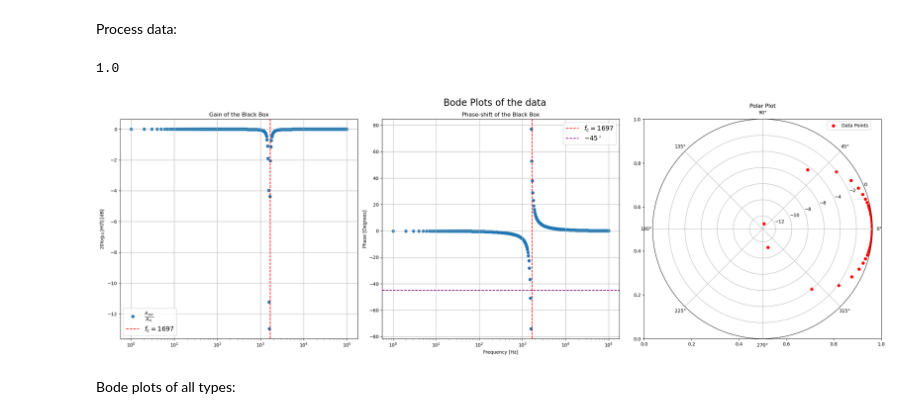
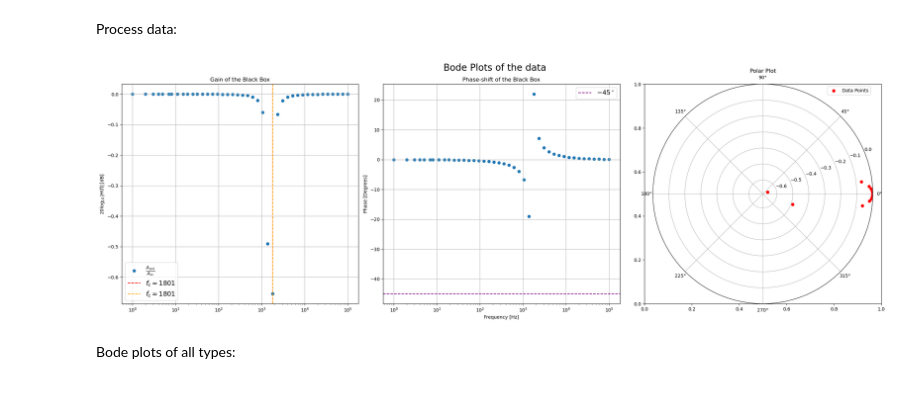
Before and after one commit to GingerBF/Git_Repository, a Jupyter notebook: PE1/Sessie_5/sessie_5_lab.ipynb, the cells around one changed output. Cells and saved outputs as stored; diff of their text form; code cells hidden in the pictures.

Commit message:
getmagnitudephase_function

```diff
--- a/PE1/Sessie_5/sessie_5_lab.ipynb
+++ b/PE1/Sessie_5/sessie_5_lab.ipynb
@@ -525,7 +577,7 @@ Theoretical:
 duration = 5
 amplitude = 5
 min_log_freq = np.log10(1 / duration)
-frequencies_unrounded = np.logspace(min_log_freq, 5, 500)
+frequencies_unrounded = np.logspace(min_log_freq, 5, 50)
 frequencies = np.unique(np.round(frequencies_unrounded))
 frequencies = frequencies[frequencies != 0]
 
@@ -533,7 +585,7 @@ R = 1000
 C = 1e-6
 L = 1e-2
 
-t, data = daq.generateMultipleWaveforms(function='sine', samplerate=daq.samplerate, frequencies=frequencies, duration=duration, amplitude=amplitude, phase=0)
+t, data = daq.generateMultipleWaveforms(function='sine', frequencies=frequencies, duration=duration, amplitude=amplitude, phase=0)
 
 fft = np.fft.fft(data)
 freqs = np.fft.fftfreq(len(data), 1/daq.samplerate)
@@ -551,70 +603,10 @@ Load:
 data_loaded = np.load('meting.npy')
 # %% [markdown]
 Process data:
-# %%
-data = data_theoretical
-direct_data = data[0]
-filter_data = data[1]
-samplesize = len(direct_data)
-
-
-direct_fft = np.fft.fft(direct_data)
-filter_fft = np.fft.fft(filter_data)
-freqs = np.fft.fftfreq(samplesize, 1/daq.samplerate)
-
-direct_powers = daq.power(freqs, direct_fft, frequencies, samplesize, delta_f=20)
-filter_powers = daq.power(freqs, filter_fft, frequencies, samplesize, delta_f=20)
-
-
-H_magnitudes = filter_powers / direct_powers
-
-frequencies_indices = np.array([np.abs(freqs - target).argmin() for target in frequencies])
-
-H_phaseshifts = np.rad2deg(np.angle(filter_fft[frequencies_indices] / direct_fft[frequencies_indices]))
-
-#H_phaseshifts = daq.getPhaseShift(freqs, direct_fft, filter_fft, frequencies)
-
-cutoff_index = np.argmin(np.abs(20 * np.log10(H_magnitudes) + 3))
-cutoff_frequency = frequencies[cutoff_index]
-
-resonant_index = np.argmax(20 * np.log10(H_magnitudes))
-resonant_frequency = frequencies[resonant_index]
-
-print(np.min(frequencies))
-
-fig, (ax1, ax2, ax3) = plt.subplots(1, 3, figsize=(24, 8), gridspec_kw={'width_ratios': [2, 2, 2]})
-
-ax1.scatter(frequencies, 20 * np.log10(H_magnitudes), label=r'$\frac{A_{out}}{A_{in}}$')
-ax1.set_xscale('log')
-ax1.set_ylabel(r'$20 \log_{10}|H(f)| \, \mathrm{[dB]}$')
-ax1.set_title('Gain of the Black Box')
-ax1.axvline(cutoff_frequency, color='red', linestyle='--', label=f'$f_c={round(cutoff_frequency)}$')
-#ax1.axvline(resonant_frequency, color='orange', linestyle='--', label=f'$f_c={round(resonant_frequency)}$')
-ax1.legend(fontsize=14)
-ax1.grid()
-
-ax2.scatter(frequencies, H_phaseshifts)
-ax2.set_xscale('log')
-ax2.set_xlabel('Frequency [Hz]')
-ax2.set_ylabel('Phase [Degrees]')
-ax2.set_title('Phase-shift of the Black Box')
-ax2.axvline(cutoff_frequency, color='red', linestyle='--', label=f'$f_c={round(cutoff_frequency)}$')
-#ax1.axvline(resonant_frequency, color='orange', linestyle='--', label=f'$f_c={round(resonant_frequency)}$')
-ax2.axhline(-45, color='purple', linestyle='--', label=f'$-45^\\circ $')
-ax2.legend(fontsize=14)
-ax2.grid()
-
-ax3 = plt.subplot(133, polar=True)  # Create a polar subplot
-ax3.scatter(np.deg2rad(H_phaseshifts), 20 * np.log10(H_magnitudes), label='Data Points', color='red')
-ax3.set_title('Polar Plot')
-ax3.legend()
-
-plt.suptitle(f'Bode Plots of the data', fontsize=20)
-plt.tight_layout()
-plt.show()
-# %% [output]
-1.0
-[figure, removed]
+# %%
+H_magnitudes, H_phaseshifts = daq.getMagnitudePhase(data_theoretical, frequencies, res_freq=True, cutoff_freq=True)
+# %% [output]
+[figure, added]
 # %% [markdown]
 Bode plots of all types:
 # %%
```
Also changed, not shown: parts of 4 cells of this notebook.
